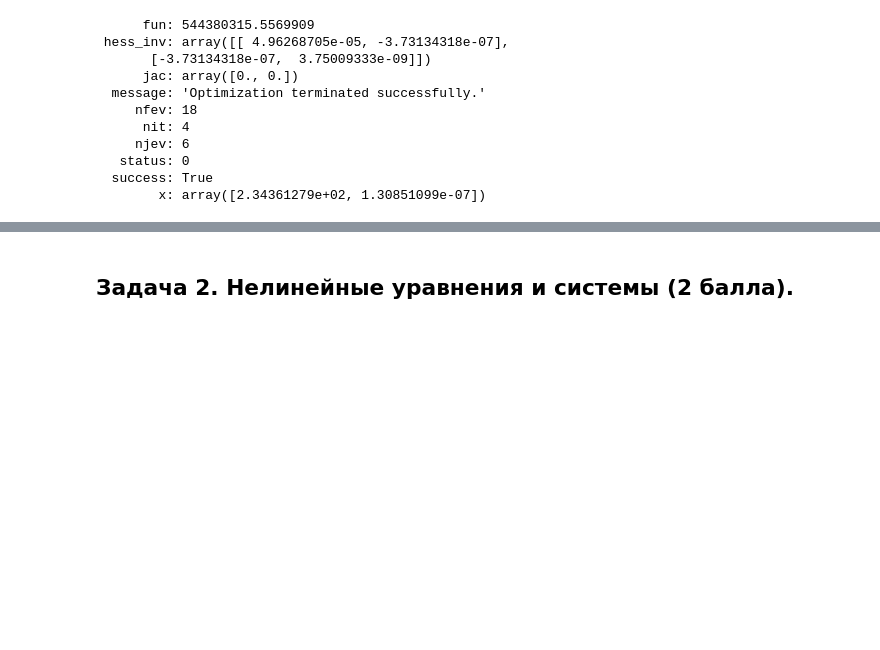
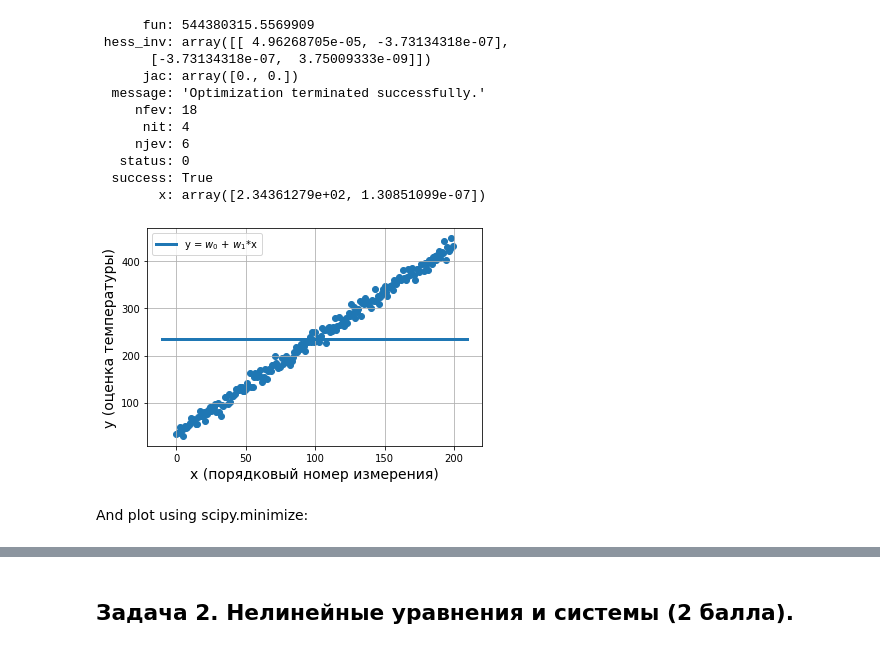
Before and after one commit to nalsur-veallam/Python, a Jupyter notebook: comp_math/Mallaev_2_B02-005.ipynb, the cells around one changed output, grey strips where cells are left out. Cells and saved outputs as stored; diff of their text form; code cells hidden in the pictures; blank space fills up the shorter version.

```diff
--- a/comp_math/Mallaev_2_B02-005.ipynb
+++ b/comp_math/Mallaev_2_B02-005.ipynb
@@ -87,3 +87,24 @@ res
    status: 0
   success: True
         x: array([2.34361279e+02, 1.30851099e-07])
+# %%
+def func(x, y):
+    w_1 = (np.mean(x*y) - np.mean(x)*np.mean(y))/(np.mean(x**2) - np.mean(x)**2)
+    w_0 = np.mean(y) - w_1*np.mean(x)
+
+    x_ = np.linspace(min(x)-10, max(x)+10, 1000)
+    y_ = w_1*x_ + np.ones(1000)*w_0
+
+    plt.scatter(x, y)
+    plt.plot(x_, y_, lw=3, label='y = $w_0$ + $w_1$*x')
+    plt.xlabel('x (порядковый номер измерения)', fontsize=14)
+    plt.legend()
+    plt.grid()
+    plt.ylabel('y (оценка температуры)', fontsize=14)
+    plt.show()
+# %%
+func(x_scale, y_estimate)
+# %% [output]
+[figure, added]
+# %% [markdown]
+And plot using scipy.minimize:
```
Also changed, not shown: parts of 7 cells of this notebook.
